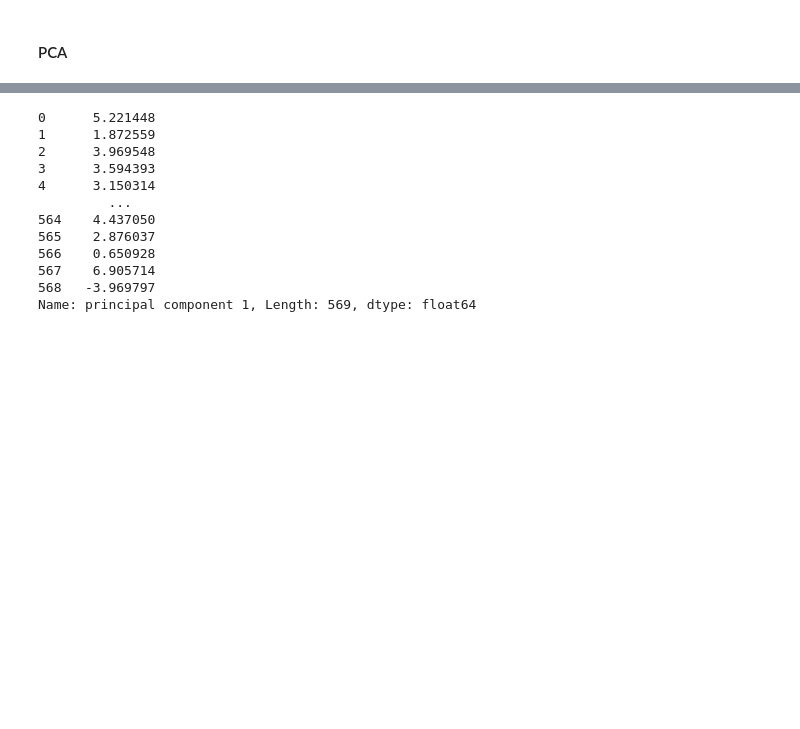
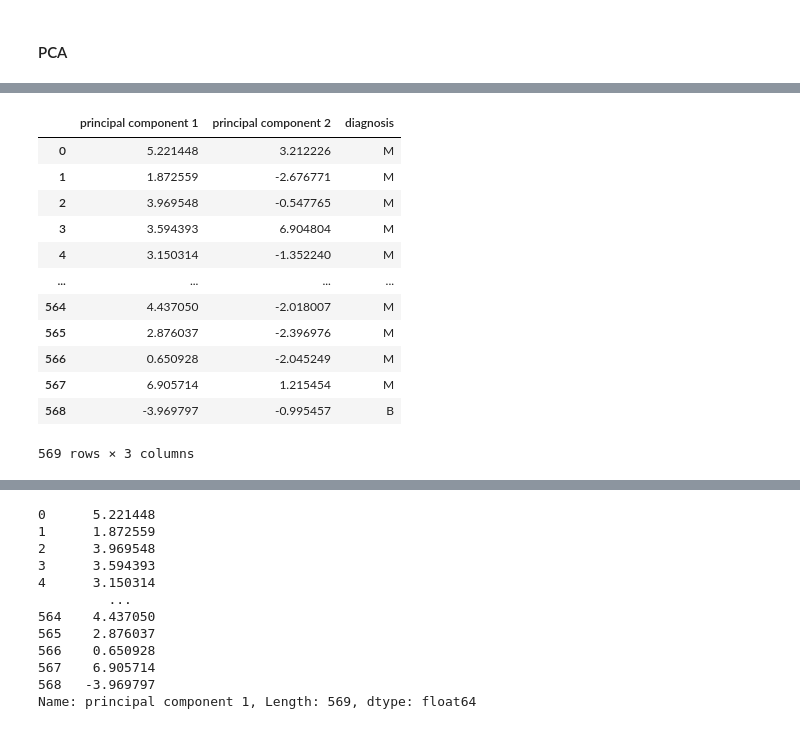
Before and after one commit to xxxxxxxxxie/509_Project, a Jupyter notebook: 509_project.ipynb, the cells around one changed output, grey strips where cells are left out. Cells and saved outputs as stored; diff of their text form; code cells hidden in the pictures; blank space fills up the shorter version.

```diff
--- a/509_project.ipynb
+++ b/509_project.ipynb
@@ -385 +428,18 @@ fractal_dimension_worst                 1.000000
+# %%
+finalDf = pd.concat([principalDf, df[['diagnosis']]], axis = 1)
+finalDf
+# %% [output]
+|  | principal component 1 | principal component 2 | diagnosis |
+| 0 | 5.221448 | 3.212226 | M |
+| 1 | 1.872559 | -2.676771 | M |
+| 2 | 3.969548 | -0.547765 | M |
+| 3 | 3.594393 | 6.904804 | M |
+| 4 | 3.150314 | -1.352240 | M |
+| ... | ... | ... | ... |
+| 564 | 4.437050 | -2.018007 | M |
+| 565 | 2.876037 | -2.396976 | M |
+| 566 | 0.650928 | -2.045249 | M |
+| 567 | 6.905714 | 1.215454 | M |
+| 568 | -3.969797 | -0.995457 | B |
+569 rows × 3 columns
 # %%
```
Also changed, not shown: parts of 6 cells of this notebook.
